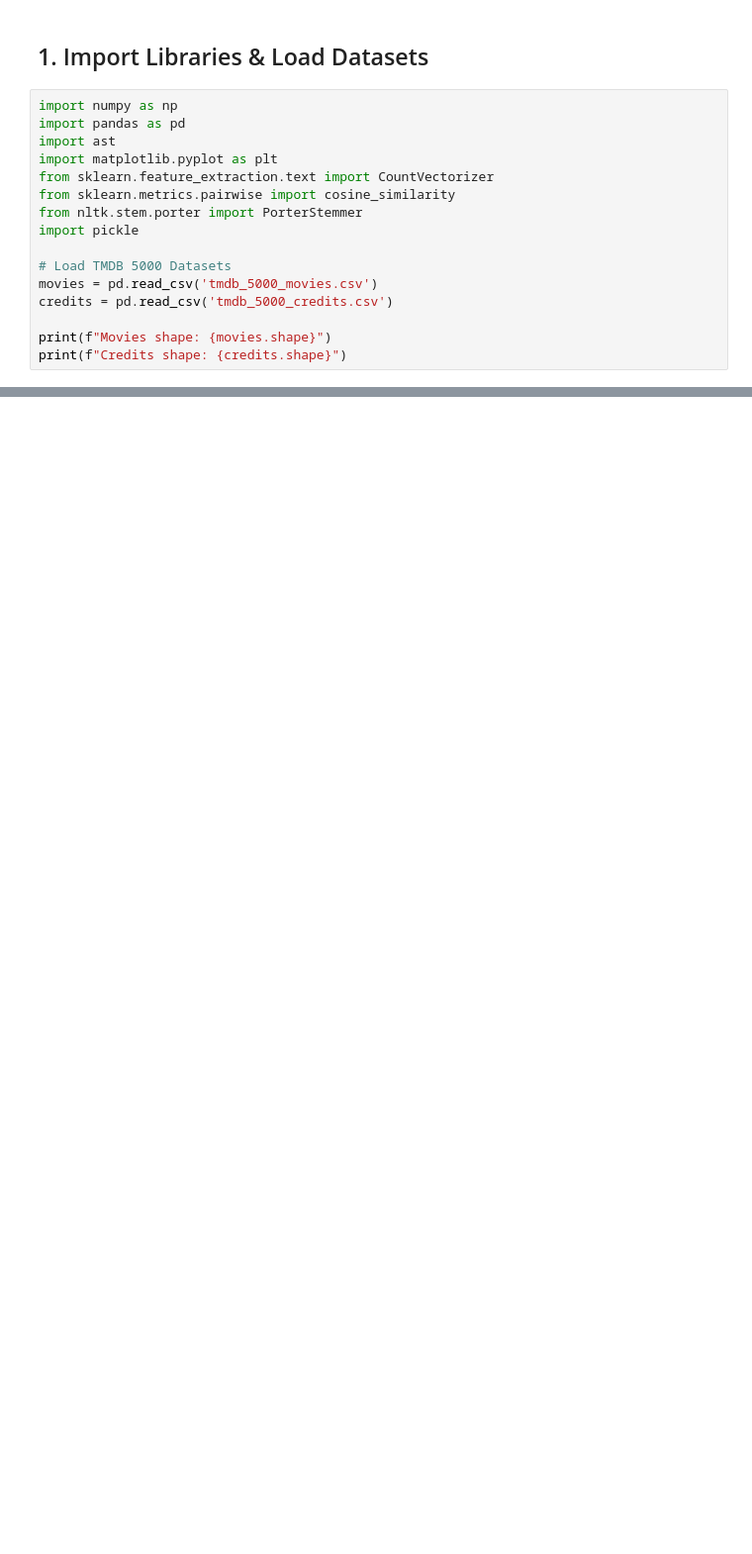
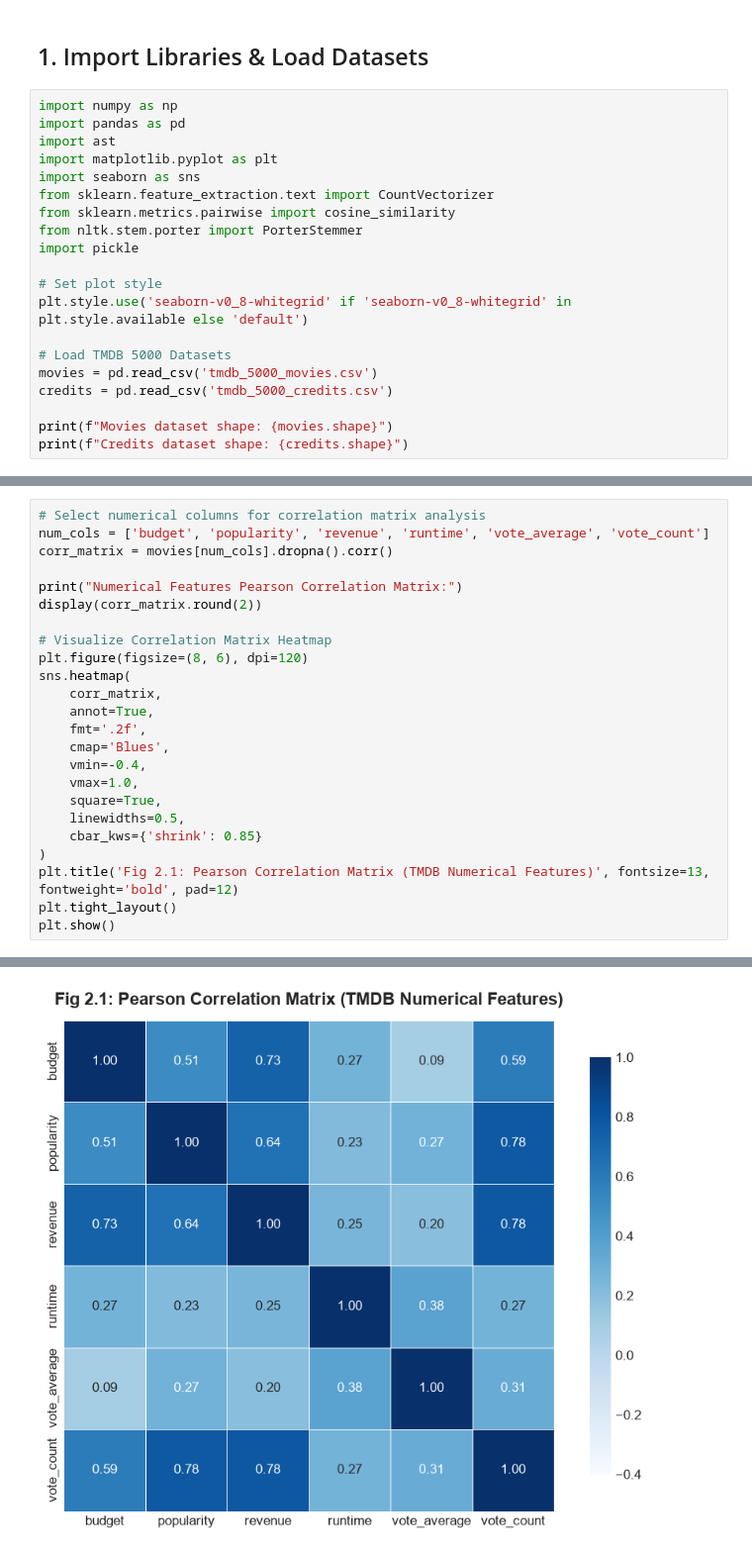
Before and after one commit to Nandinimane511/movie-recommender-system, a Jupyter notebook: Movie_Recommendation_System_EDA.ipynb, the cells around one changed output, grey strips where cells are left out. Shown at 99% size. Cells and saved outputs as stored; diff of their text form; blank space fills up the shorter version.

Commit message:
Enhance and execute EDA notebook: add correlation & cosine similarity matrix heatmaps, fix indexing, and update dependencies

```diff
--- a/Movie_Recommendation_System_EDA.ipynb
+++ b/Movie_Recommendation_System_EDA.ipynb
@@ -15,14 +15,18 @@ import numpy as np
 import pandas as pd
 import ast
 import matplotlib.pyplot as plt
+import seaborn as sns
 from sklearn.feature_extraction.text import CountVectorizer
 from sklearn.metrics.pairwise import cosine_similarity
 from nltk.stem.porter import PorterStemmer
 import pickle
 
+# Set plot style
+plt.style.use('seaborn-v0_8-whitegrid' if 'seaborn-v0_8-whitegrid' in plt.style.available else 'default')
+
 # Load TMDB 5000 Datasets
 movies = pd.read_csv('tmdb_5000_movies.csv')
 credits = pd.read_csv('tmdb_5000_credits.csv')
 
-print(f"Movies shape: {movies.shape}")
-print(f"Credits shape: {credits.shape}")
+print(f"Movies dataset shape: {movies.shape}")
+print(f"Credits dataset shape: {credits.shape}")
@@ -30,0 +39,25 @@ print(f"Credits shape: {credits.shape}")
+# %%
+# Select numerical columns for correlation matrix analysis
+num_cols = ['budget', 'popularity', 'revenue', 'runtime', 'vote_average', 'vote_count']
+corr_matrix = movies[num_cols].dropna().corr()
+
+print("Numerical Features Pearson Correlation Matrix:")
+display(corr_matrix.round(2))
+
+# Visualize Correlation Matrix Heatmap
+plt.figure(figsize=(8, 6), dpi=120)
+sns.heatmap(
+    corr_matrix,
+    annot=True,
+    fmt='.2f',
+    cmap='Blues',
+    vmin=-0.4,
+    vmax=1.0,
+    square=True,
+    linewidths=0.5,
+    cbar_kws={'shrink': 0.85}
+)
+plt.title('Fig 2.1: Pearson Correlation Matrix (TMDB Numerical Features)', fontsize=13, fontweight='bold', pad=12)
+plt.tight_layout()
+plt.show()
+# %% [output]
@@ -30,0 +72 @@ print(f"Credits shape: {credits.shape}")
+[figure, added]
```
Also changed, not shown: parts of 22 cells of this notebook, 1 other file.
